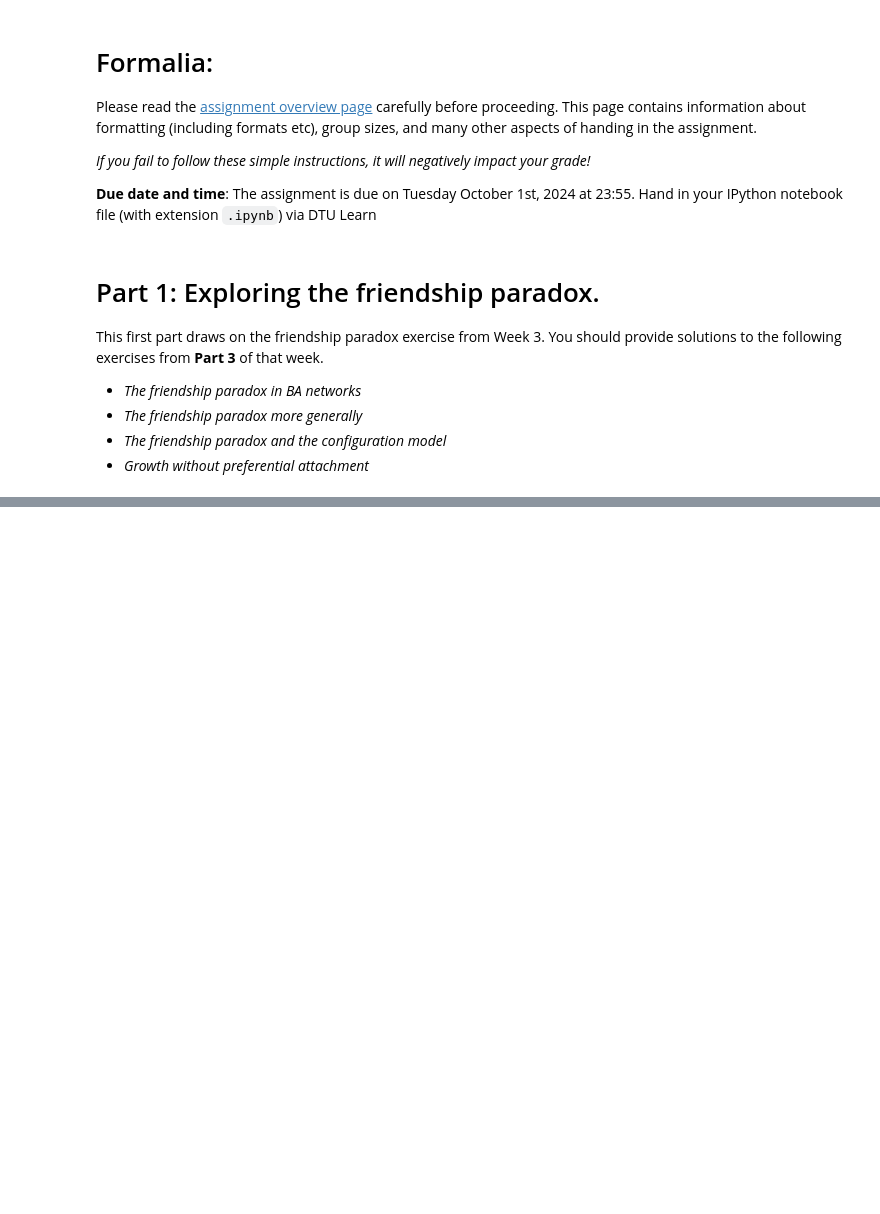
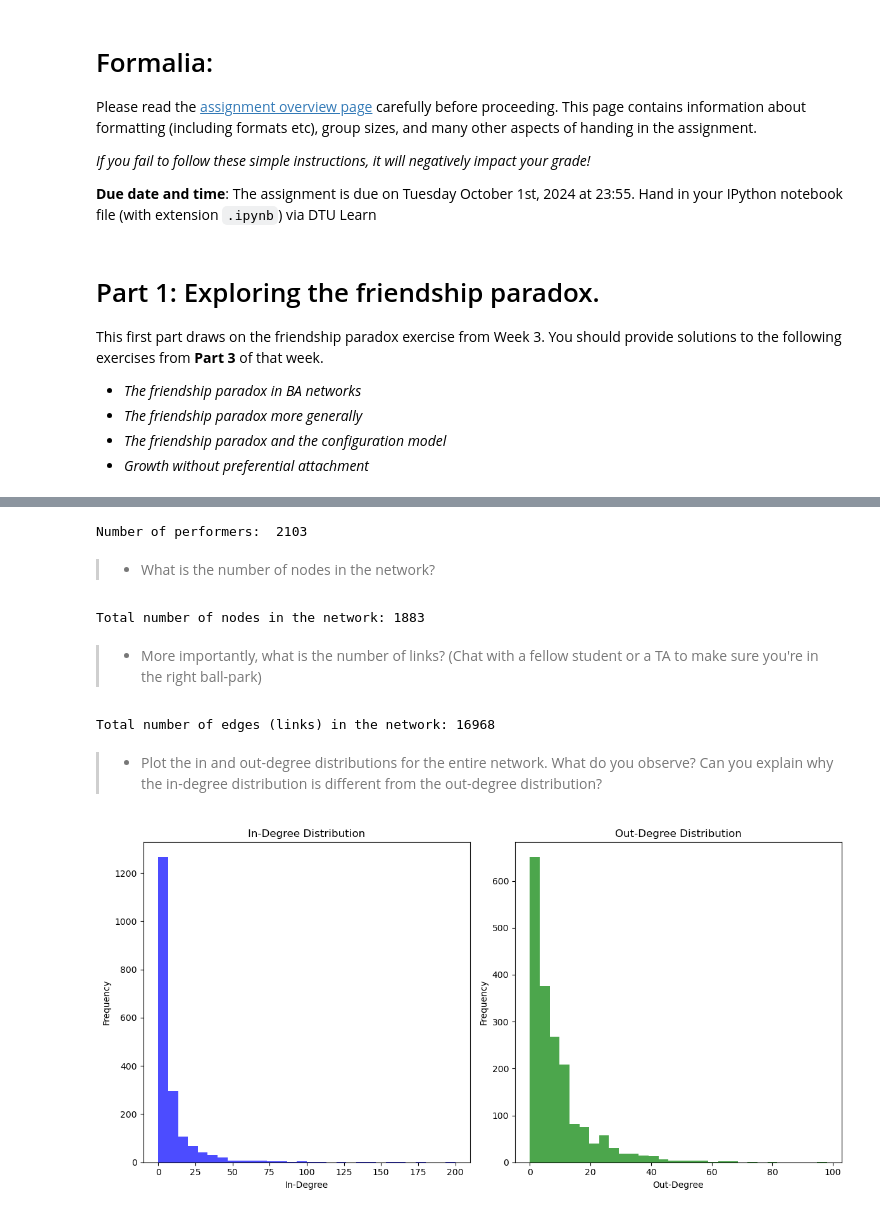
Before and after one commit to famu8/socialgraphs2024, a Jupyter notebook: Assignment1.ipynb, the cells around one changed output, grey strips where cells are left out. Cells and saved outputs as stored; diff of their text form; code cells hidden in the pictures; blank space fills up the shorter version.

```diff
--- a/Assignment1.ipynb
+++ b/Assignment1.ipynb
@@ -235,0 +299,27 @@ And that's it! You're all set.
+# %%
+output_dir='./country_performers'
+raw_performers = [file.replace('_', ' ').replace('.txt', '') for file in os.listdir(output_dir) if file.endswith('.txt')]
+raw_performers = [performer.replace(' ', '_') for performer in raw_performers]
+
+
+
+# In the dataset there are some keywords that are not performers, we exclude them
+keywords_to_exclude = ["List", "Country_music", "Country_Music_Hall_of_Fame", "List_of_country_music_performers",
+"List_of_country_performers", "List_of_country_music_performers_by_genre",]
+performers = [performer for performer in raw_performers if not any(keyword in performer for keyword in keywords_to_exclude)]
+# %%
+print("Number of performers: ", len(performers))
+# %% [output]
+Number of performers:  2103
+# %%
+def count_words(content):
+    # Regular expression to find words
+    words = re.findall(r'\b\w+\b', content)
+    return len(words)
+
+def extract_links(page_content, performers):
+    # Regular expression to find links within double square brackets [[...]]
+    links = re.findall(r'\[\[([^\]|]+)', page_content)
+    # Filter links to keep only those in the performers list
+    filtered_links = [link.replace(' ', '_') for link in links if link.replace(' ', '_') in performers]
+    return filtered_links
@@ -235,0 +354,40 @@ And that's it! You're all set.
+# %% [markdown]
+> * What is the number of nodes in the network?
+# %%
+total_nodes = G.number_of_nodes()
+print(f"Total number of nodes in the network: {total_nodes}")
+# %% [output]
+Total number of nodes in the network: 1883
+# %% [markdown]
+> * More importantly, what is the number of links? (Chat with a fellow student or a TA to make sure you're in the right ball-park)
+# %%
+total_edges = G.number_of_edges()
+print(f"Total number of edges (links) in the network: {total_edges}")
+# %% [output]
+Total number of edges (links) in the network: 16968
+# %% [markdown]
+> * Plot the in and out-degree distributions for the entire network. What do you observe? Can you explain why the in-degree distribution is different from the out-degree distribution?
+# %%
+in_degrees = [G.in_degree(n) for n in G.nodes()]
+out_degrees = [G.out_degree(n) for n in G.nodes()]
+
+#in-degree distribution
+plt.figure(figsize=(12, 6))
+
+plt.subplot(1, 2, 1)
+plt.hist(in_degrees, bins=30, color='blue', alpha=0.7)
+plt.title('In-Degree Distribution')
+plt.xlabel('In-Degree')
+plt.ylabel('Frequency')
+
+#out-degree distribution
+plt.subplot(1, 2, 2)
+plt.hist(out_degrees, bins=30, color='green', alpha=0.7)
+plt.title('Out-Degree Distribution')
+plt.xlabel('Out-Degree')
+plt.ylabel('Frequency')
+
+plt.tight_layout()
+plt.show()
+# %% [output]
+[figure, added]
```
Also changed, not shown: parts of 41 cells of this notebook.
